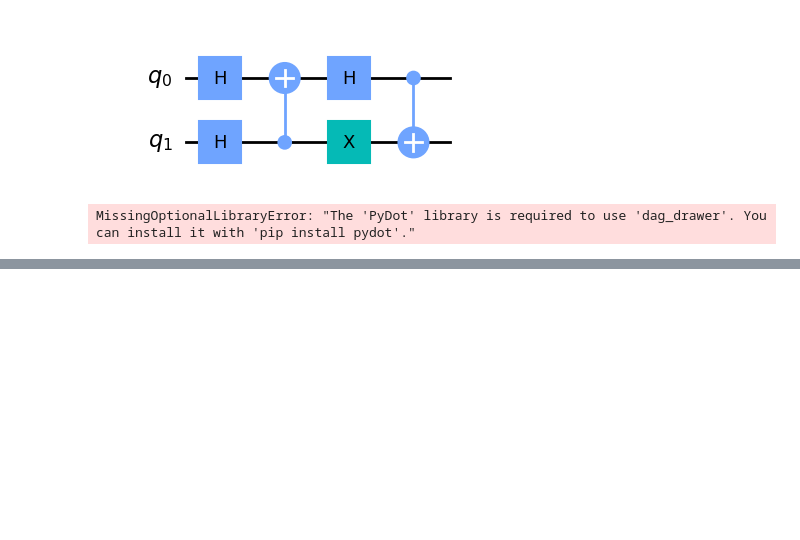
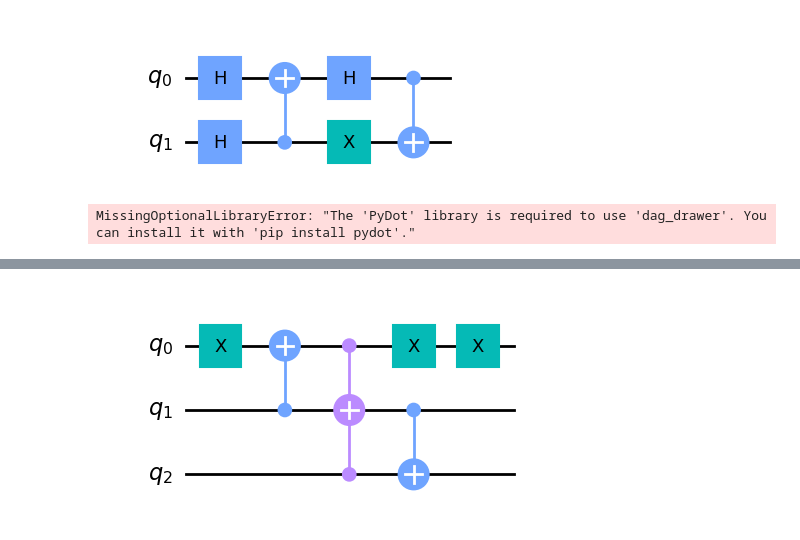
Before and after one commit to LBNL-HEP-QIS/QuantumPartonShower, a Jupyter notebook: qiskit_code/experiment3.ipynb, the cells around one changed output, grey strips where cells are left out. Saved outputs shown, nothing was run; the diff lists cells and outputs as text; code cells hidden in the pictures; blank space fills up the shorter version.

```diff
--- a/qiskit_code/experiment3.ipynb
+++ b/qiskit_code/experiment3.ipynb
@@ -123,3 +123,19 @@ for depth, layer in enumerate(layers):
         print(f"  {node.op.name}")
 # %% [output]
 MissingOptionalLibraryError: "The 'PyDot' library is required to use 'dag_drawer'. You can install it with 'pip install pydot'."
+# %%
+from qiskit import QuantumCircuit, QuantumRegister
+from qiskit.converters import circuit_to_dag, dag_to_circuit
+
+qc = QuantumCircuit(3)
+qc.x(0)
+qc.cx(1,0)
+qc.ccx(0,2,1)
+qc.cx(1,2)
+qc.x(0)
+qc.x(0)
+
+qc.draw('mpl')
+
+for gate in qc:
+    print(gate)
@@ -125,0 +149,4 @@ MissingOptionalLibraryError: "The 'PyDot' library is required to use 'dag_drawer
+# %%
+qc.draw('mpl')
+# %% [output]
+[figure, added]
```
Also changed, not shown: parts of 6 cells of this notebook, 5 other files.
